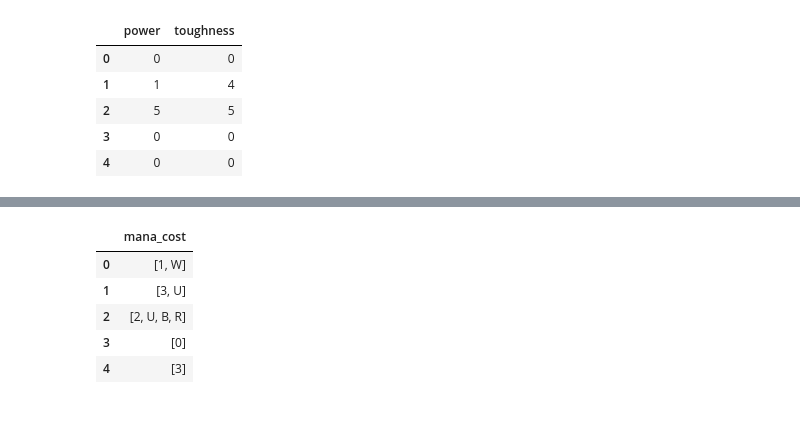
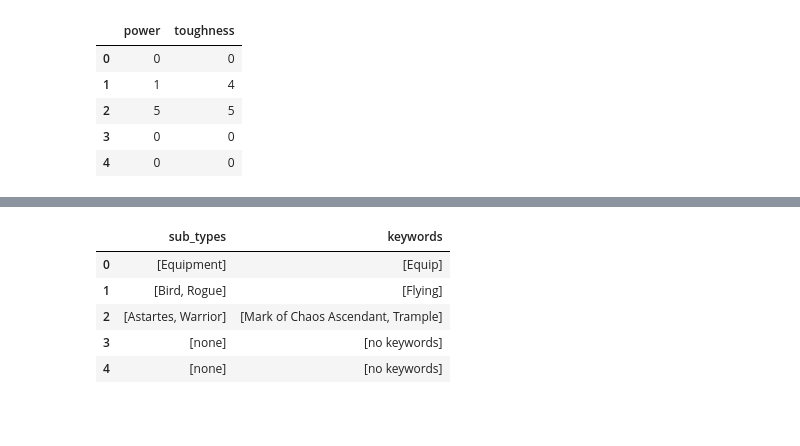
Before and after one commit to LouisHH0203/mtg_nlp_price_prediction, a Jupyter notebook: encode/test_encoding.ipynb, the cells around one changed output, grey strips where cells are left out. Cells and saved outputs as stored; diff of their text form; code cells hidden in the pictures; blank space fills up the shorter version.

```diff
--- a/encode/test_encoding.ipynb
+++ b/encode/test_encoding.ipynb
@@ -452,0 +514,3 @@ df[['power', 'toughness']].head()
+# %%
+df = pd.concat([df, types_df], axis=1)
+df.head()
@@ -452,0 +545,39 @@ df[['power', 'toughness']].head()
+# %%
+df = df[['name',
+ 'cmc',
+ 'B',
+ 'C',
+ 'G',
+ 'N',
+ 'R',
+ 'U',
+ 'W',
+ 'legendary',
+'Artifact',
+ 'Basic',
+ 'Creature',
+ 'Enchantment',
+ 'Instant',
+ 'Land',
+ 'Planeswalker',
+ 'Snow',
+ 'Sorcery',
+ 'Tribal',
+ 'World',
+ 'sub_types',
+ 'oracle_text',
+ 'keywords',
+ 'power',
+ 'toughness',
+ 'textless',
+ 'reserved',
+ 'rarity_common',
+ 'rarity_mythic',
+ 'rarity_rare',
+ 'rarity_special',
+ 'rarity_uncommon',
+ 'released_at',
+ 'booster',
+ 'usd'
+]]
+df.head()
@@ -453,9 +592,11 @@ df[['power', 'toughness']].head()
 # %%
-df[['mana_cost']].head()
+df[['sub_types', 'keywords']].head()
 # %% [output]
-|  | mana_cost |
-| 0 | [1, W] |
-| 1 | [3, U] |
-| 2 | [2, U, B, R] |
-| 3 | [0] |
-| 4 | [3] |
+|  | sub_types | keywords |
+| 0 | [Equipment] | [Equip] |
+| 1 | [Bird, Rogue] | [Flying] |
+| 2 | [Astartes, Warrior] | [Mark of Chaos Ascendant, Trample] |
+| 3 | [none] | [no keywords] |
+| 4 | [none] | [no keywords] |
+# %% [markdown]
+####
```
Also changed, not shown: parts of 25 cells of this notebook, 1 other file.
